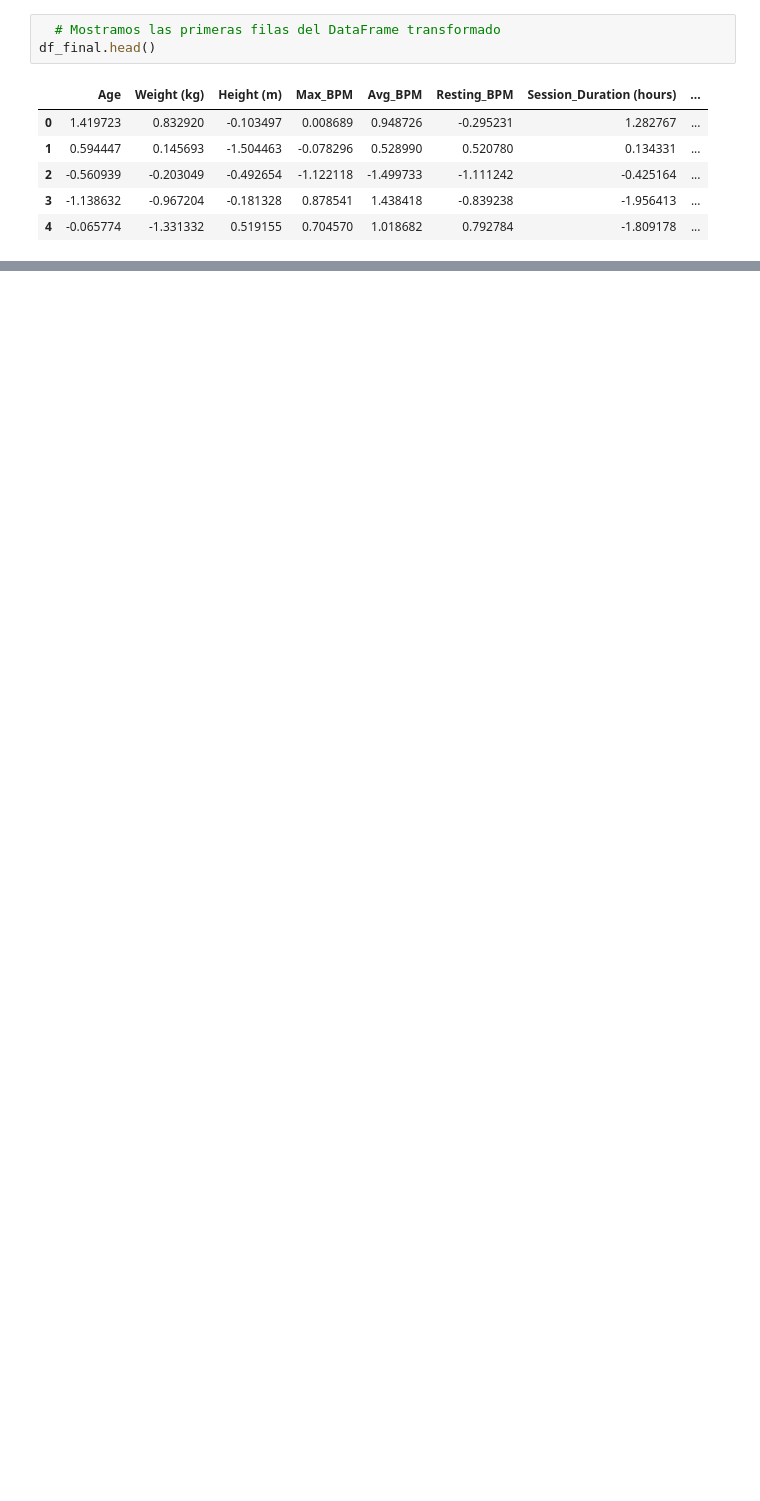
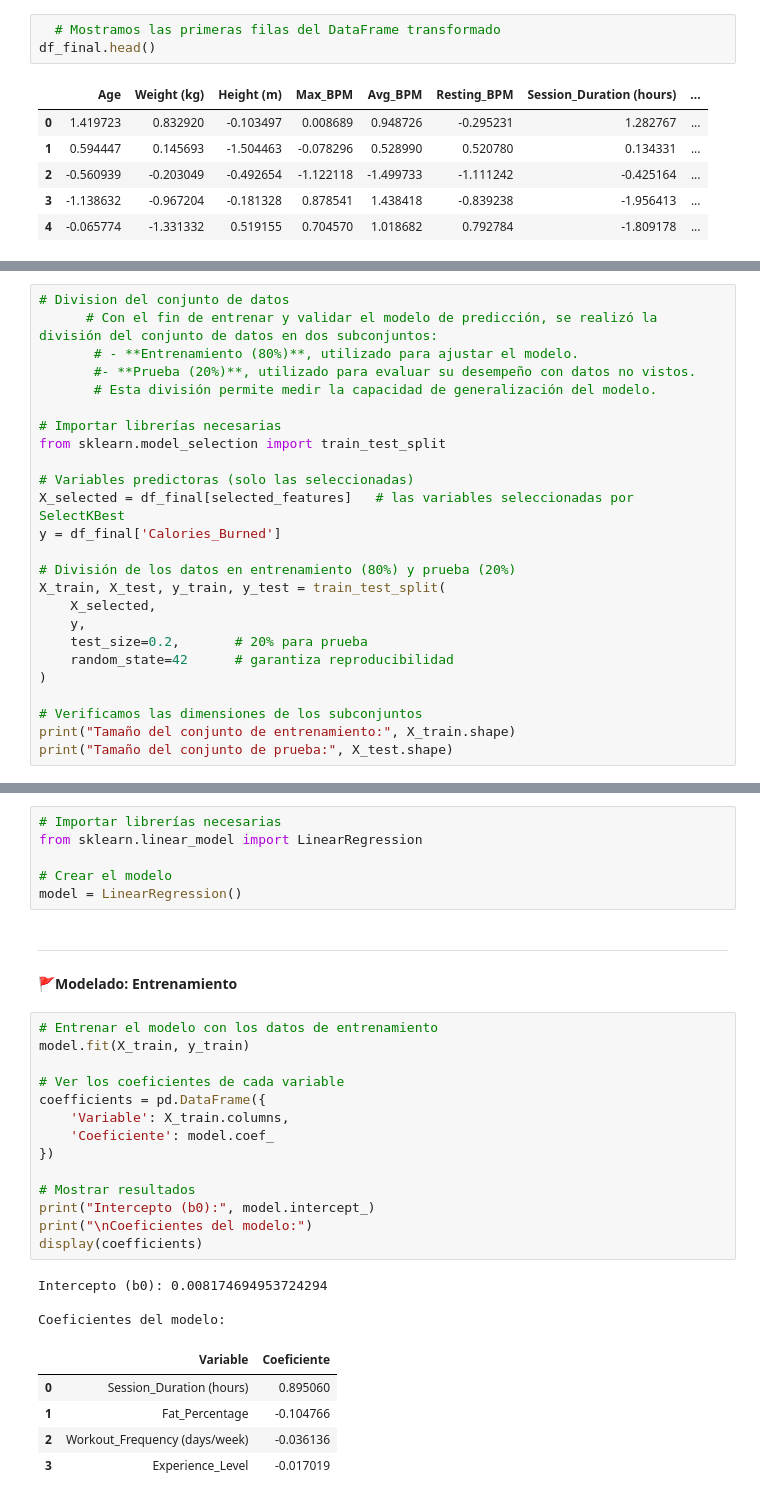
Before and after one commit to luisinamedran/Data-Science-I-, a Jupyter notebook: ProyectoFinal/ProyectoDS_EntregaFinal_MedranL.ipynb, the cells around one changed output, grey strips where cells are left out. Drawn from its saved outputs; the diff is of its cells as text; blank space fills up the shorter version.

```diff
--- a/ProyectoFinal/ProyectoDS_EntregaFinal_MedranL.ipynb
+++ b/ProyectoFinal/ProyectoDS_EntregaFinal_MedranL.ipynb
@@ -544,0 +547,25 @@ memory usage: 139.3 KB
+# %%
+# Division del conjunto de datos
+      # Con el fin de entrenar y validar el modelo de predicción, se realizó la división del conjunto de datos en dos subconjuntos:
+       # - **Entrenamiento (80%)**, utilizado para ajustar el modelo.
+       #- **Prueba (20%)**, utilizado para evaluar su desempeño con datos no vistos.
+       # Esta división permite medir la capacidad de generalización del modelo.
+
+# Importar librerías necesarias
+from sklearn.model_selection import train_test_split
+
+# Variables predictoras (solo las seleccionadas)
+X_selected = df_final[selected_features]   # las variables seleccionadas por SelectKBest
+y = df_final['Calories_Burned']
+
+# División de los datos en entrenamiento (80%) y prueba (20%)
+X_train, X_test, y_train, y_test = train_test_split(
+    X_selected,
+    y,
+    test_size=0.2,       # 20% para prueba
+    random_state=42      # garantiza reproducibilidad
+)
+
+# Verificamos las dimensiones de los subconjuntos
+print("Tamaño del conjunto de entrenamiento:", X_train.shape)
+print("Tamaño del conjunto de prueba:", X_test.shape)
@@ -544,0 +578,32 @@ memory usage: 139.3 KB
+# %%
+# Importar librerías necesarias
+from sklearn.linear_model import LinearRegression
+
+# Crear el modelo
+model = LinearRegression()
+# %% [markdown]
+---
+🚩**Modelado: Entrenamiento**
+# %%
+# Entrenar el modelo con los datos de entrenamiento
+model.fit(X_train, y_train)
+
+# Ver los coeficientes de cada variable
+coefficients = pd.DataFrame({
+    'Variable': X_train.columns,
+    'Coeficiente': model.coef_
+})
+
+# Mostrar resultados
+print("Intercepto (b0):", model.intercept_)
+print("\nCoeficientes del modelo:")
+display(coefficients)
+# %% [output]
+Intercepto (b0): 0.008174694953724294
+
+Coeficientes del modelo:
+|  | Variable | Coeficiente |
+| 0 | Session_Duration (hours) | 0.895060 |
+| 1 | Fat_Percentage | -0.104766 |
+| 2 | Workout_Frequency (days/week) | -0.036136 |
+| 3 | Experience_Level | -0.017019 |
```
Also changed, not shown: parts of 16 cells of this notebook.
